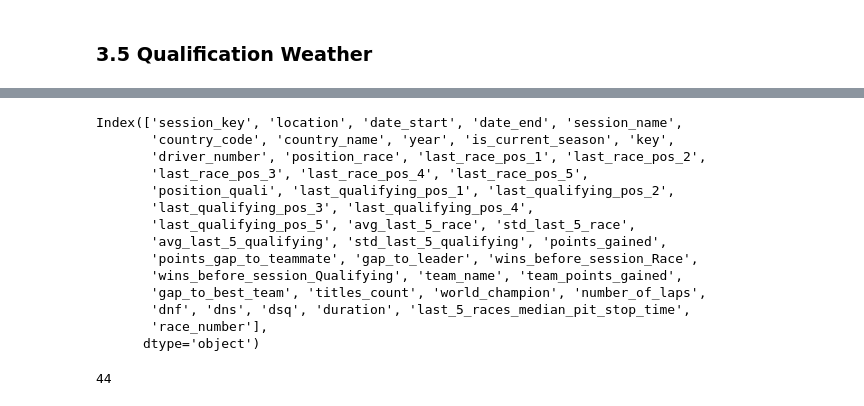
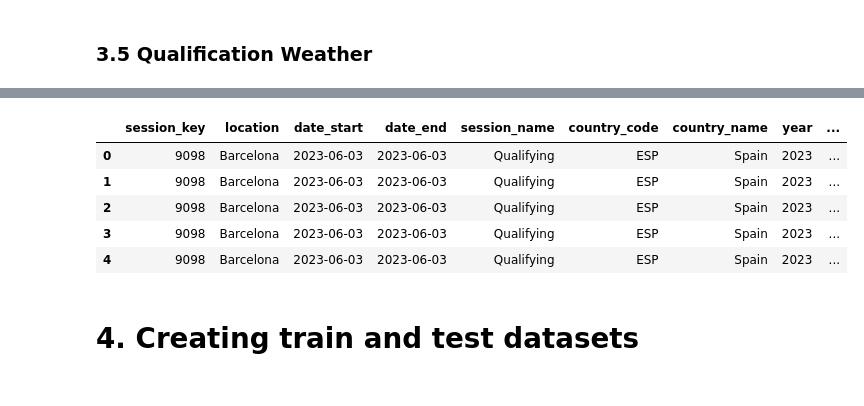
Before and after one commit to Grzegosh/Portfolio, a Jupyter notebook: F1/models.ipynb, the cells around one changed output, grey strips where cells are left out. Saved outputs shown, nothing was run; the diff lists cells and outputs as text; code cells hidden in the pictures.

```diff
--- a/F1/models.ipynb
+++ b/F1/models.ipynb
@@ -97,13 +125,13 @@ race_duration["duration"] = race_duration["duration"].fillna(9999)
 IMPORTANT NOTE!!!
 Treat this data as a weather forecast. Since this data is gathered after the race - we couldn't use to predict a winner of a particular GP. So for sake of this project we will allow this small data leakage.
 # %%
-# race_weather = dim_weather_race.merge(
-#     dim_session_race,
-#     on="session_key",
-#     how="inner"
-# )
-# cols_race = [col for col in race_weather.columns if "race" in col or col == "key"]
-# race_weather = race_weather[cols_race]
+race_weather = dim_weather_race.merge(
+    dim_session_race,
+    on="session_key",
+    how="inner"
+)
+cols_race = [col for col in race_weather.columns if "race" in col or col == "key"]
+race_weather = race_weather[cols_race]
 # %% [markdown]
 ### 3.5 Qualification Weather
 # %%
@@ -138,7 +179,7 @@ df = (
     .assign(world_champion=lambda x: x["titles_count"].astype(int))
     .merge(race_duration, on=["driver_number","key"])
     .merge(pit_stops_efficiency, on=["driver_number","key"])
-    # .merge(race_weather, on="key") # Long loading time - off for now
-    # .merge(quali_weather, on="key") # Long loading time - off for now
+    .merge(race_weather, on="key")
+    .merge(quali_weather, on="key")
     .merge(race_sequence, on="key")
 )
@@ -161,21 +186,11 @@ df
-# %%
-df.columns
-# %% [output]
-Index(['session_key', 'location', 'date_start', 'date_end', 'session_name',
-       'country_code', 'country_name', 'year', 'is_current_season', 'key',
-       'driver_number', 'position_race', 'last_race_pos_1', 'last_race_pos_2',
-       'last_race_pos_3', 'last_race_pos_4', 'last_race_pos_5',
-       'position_quali', 'last_qualifying_pos_1', 'last_qualifying_pos_2',
-       'last_qualifying_pos_3', 'last_qualifying_pos_4',
-       'last_qualifying_pos_5', 'avg_last_5_race', 'std_last_5_race',
-       'avg_last_5_qualifying', 'std_last_5_qualifying', 'points_gained',
-       'points_gap_to_teammate', 'gap_to_leader', 'wins_before_session_Race',
-       'wins_before_session_Qualifying', 'team_name', 'team_points_gained',
-       'gap_to_best_team', 'titles_count', 'world_champion', 'number_of_laps',
-       'dnf', 'dns', 'dsq', 'duration', 'last_5_races_median_pit_stop_time',
-       'race_number'],
-      dtype='object')
-# %%
-len(df.columns)
-# %% [output]
-44
+# %%
+df.head()
+# %% [output]
+|  | session_key | location | date_start | date_end | session_name | country_code | country_name | year | ... |
+| 0 | 9098 | Barcelona | 2023-06-03 | 2023-06-03 | Qualifying | ESP | Spain | 2023 | ... |
+| 1 | 9098 | Barcelona | 2023-06-03 | 2023-06-03 | Qualifying | ESP | Spain | 2023 | ... |
+| 2 | 9098 | Barcelona | 2023-06-03 | 2023-06-03 | Qualifying | ESP | Spain | 2023 | ... |
+| 3 | 9098 | Barcelona | 2023-06-03 | 2023-06-03 | Qualifying | ESP | Spain | 2023 | ... |
+| 4 | 9098 | Barcelona | 2023-06-03 | 2023-06-03 | Qualifying | ESP | Spain | 2023 | ... |
+# %% [markdown]
+# 4. Creating train and test datasets
```
Also changed, not shown: parts of 25 cells of this notebook.
